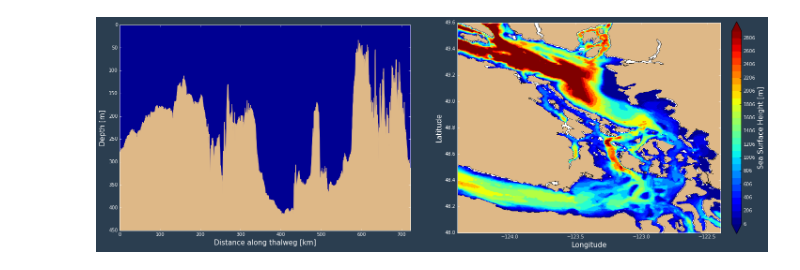
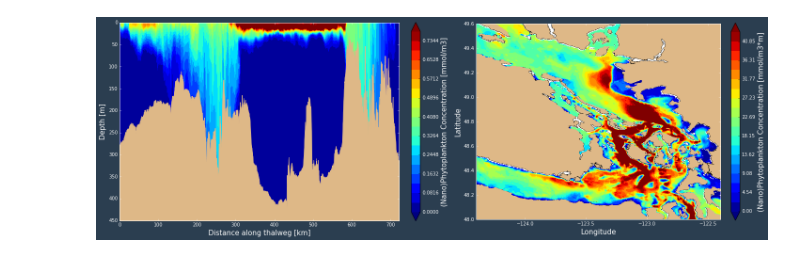
Before and after one commit to SalishSeaCast/SalishSeaNowcast, a Jupyter notebook: notebooks/figures/research/TestTracerThalwegAndSurfaceModule.ipynb, the cells around one changed output. Saved outputs shown, nothing was run; the diff lists cells and outputs as text; code cells hidden in the pictures.

```diff
--- a/notebooks/figures/research/TestTracerThalwegAndSurfaceModule.ipynb
+++ b/notebooks/figures/research/TestTracerThalwegAndSurfaceModule.ipynb
@@ -76,21 +107,34 @@ def _prep_plot_data(tracer_grid, bathy, lons, lats, mesh_mask, coastline, depth_
     if depth_integrated:
         grid_heights = mesh_mask.variables['e3t_0'][:][0].reshape(40,1,1)
         height_weighted = tracer_grid[0, :, si:ei, sj:ej]*grid_heights
-        var = height_weighted.sum(axis=0)
+        surface_var = height_weighted.sum(axis=0)
     else:
-        var = tracer_grid[0, 0, si:ei, sj:ej]
+        surface_var = tracer_grid[0, 0, si:ei, sj:ej]
+    surface_var = np.ma.masked_array(surface_var, 1 - mesh_mask["tmask"][0, 0, si:ei, sj:ej])
 
-    var_ma = np.ma.masked_values(var[:, :], 0)
+    thal_clevels, surf_clevels, show_thalweg_cbar = surf_thalweg_clevels(tracer_grid, surface_var)
+
+    if 'standard_name' in tracer_grid.ncattrs():
+        tracer_name = tracer_grid.standard_name
+    elif 'long_name' in tracer_grid.ncattrs():
+        tracer_name = tracer_grid.long_name
+    else:
+        tracer_name = "Var"
+
     plot_data = namedtuple(
         'PlotData',
         'tracer_grid, var_ma, bathy '
         'lons, lats, lons_subset, lats_subset '
         'mesh_mask, coastline '
-        'lon_range, lat_range'
+        'lon_range, lat_range '
+        'thal_clevels, surf_clevels '
+        'show_thalweg_cbar, tracer_name '
+        'units, depth_integrated'
     )
+
     return plot_data(
         tracer_grid=tracer_grid[0,:,:,:],
-        var_ma=var_ma,
+        var_ma=surface_var,
         bathy=bathy,
         lons=lons,
         lats=lats,
@@ -99,36 +143,42 @@ def _prep_plot_data(tracer_grid, bathy, lons, lats, mesh_mask, coastline, depth_
         mesh_mask=mesh_mask,
         coastline=coastline,
         lon_range=lon_range,
-        lat_range=lat_range
+        lat_range=lat_range,
+        thal_clevels=thal_clevels,
+        surf_clevels=surf_clevels,
+        show_thalweg_cbar=show_thalweg_cbar,
+        tracer_name=tracer_name,
+        units=tracer_grid.units,
+        depth_integrated=depth_integrated,
     )
 # %%
 def tracer_thalweg_and_surface(tracer_grid, bathy, lons, lats, mesh_mask, coastline,
                                depth_integrated = False,
                                figsize=(20, 12), theme=nowcast.figures.website_theme,
 ):
-    tracer_name = tracer_grid.standard_name
-    clevels, cmap = np.arange(6, 3000, 100), plt.get_cmap('jet')  # clevels, cmap = _color_map(tracer_name)
+    cmap = plt.get_cmap('jet')  # clevels, cmap = _color_map(tracer_name)
 
     plot_data = _prep_plot_data(tracer_grid, bathy, lons, lats, mesh_mask, coastline, depth_integrated)
-    fig, (ax_thalweg, ax_surface) = _prep_fig_axes(figsize, theme)
-    _plot_tracer_thalweg(ax_thalweg, plot_data, clevels, cmap, theme)
-    _plot_tracer_surface(ax_surface, plot_data, clevels, cmap, theme)
+    fig, (ax_thalweg, ax_surface) = _prep_fig_axes(figsize, theme, plot_data.show_thalweg_cbar)
+    _plot_tracer_thalweg(ax_thalweg, plot_data, cmap, theme)
+    _plot_tracer_surface(ax_surface, plot_data, cmap, theme)
 
     fig.tight_layout()
     return(fig)
 # %%
 mesh_mask = nc.Dataset('/data/nsoontie/MEOPAR/NEMO-forcing/grid/mesh_mask_SalishSea2.nc')
 
 coastline = sio.loadmat('/ocean/rich/more/mmapbase/bcgeo/PNW.mat')
 
 grid_B = nc.Dataset('/data/nsoontie/MEOPAR/NEMO-forcing/grid/bathy_meter_SalishSea2.nc')
 bathy, lons, lats = tidetools.get_bathy_data(grid_B)
 
 grid_T = nc.Dataset('/results/SalishSea/nowcast/01apr16/SalishSea_1d_20160401_20160401_grid_T.nc')
+ptrc_T = nc.Dataset('/data/jpetrie/MEOPAR/SalishSea/results/full_domain/april12_55_iopt_diat/SalishSea_1h_20160412_20160412_ptrc_T.nc')
 
-var = grid_T.variables['votemper']
-var.standard_name
+var = ptrc_T.variables['PHY2']
+
 thalweg_and_surface_plot = tracer_thalweg_and_surface(var, bathy, lons, lats, mesh_mask, coastline, True)
 plt.show(thalweg_and_surface_plot)
 # %% [output]
-[figure, old version]
+[figure, new version]
```
Also changed, not shown: parts of 11 cells of this notebook.
